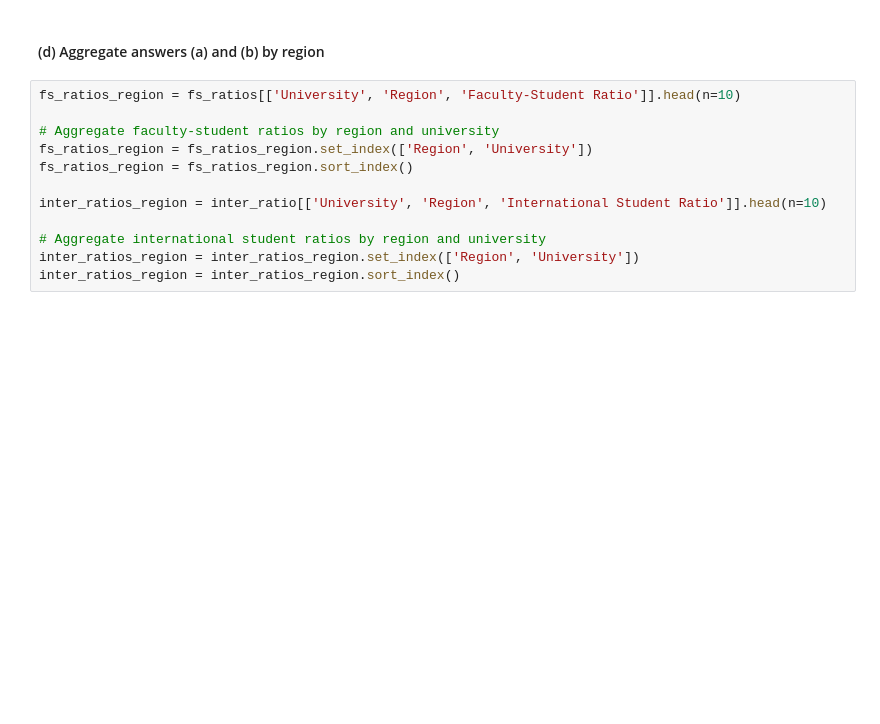
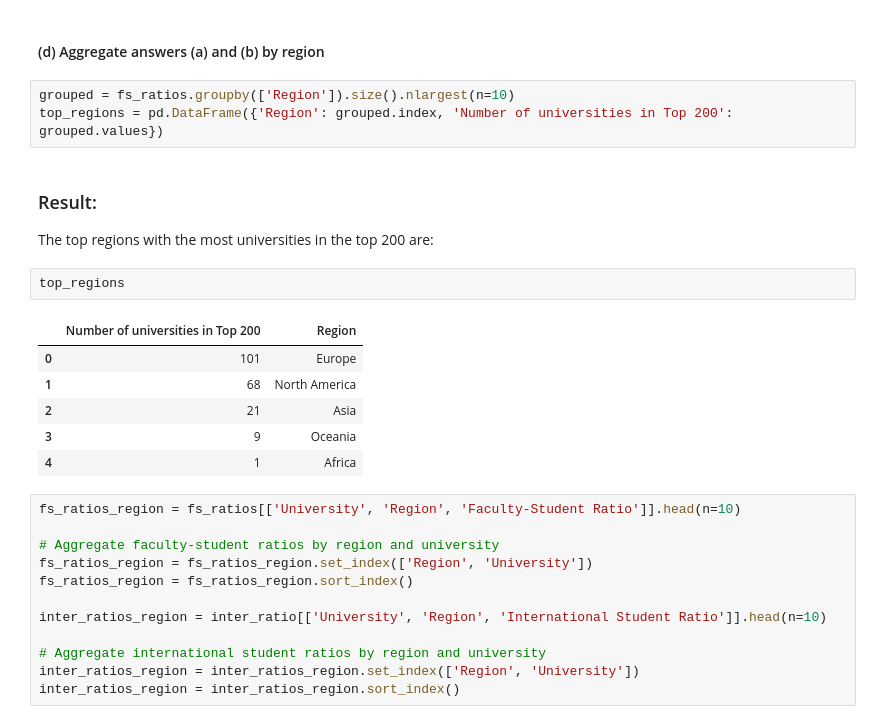
Before and after one commit to GauravPasari/ADA_Group_Tota_Pasari_Prelot, a Jupyter notebook: Homework2.ipynb, the cells around one changed output. Saved outputs shown, nothing was run; the diff lists cells and outputs as text; blank space fills up the shorter version.

```diff
--- a/Homework2.ipynb
+++ b/Homework2.ipynb
@@ -257,6 +278,22 @@ inter_ratios_country
 | United States | Carnegie Mellon University | 0.478062 |
 # %% [markdown]
 #### (d) Aggregate answers (a) and (b) by region
+# %%
+grouped = fs_ratios.groupby(['Region']).size().nlargest(n=10)
+top_regions = pd.DataFrame({'Region': grouped.index, 'Number of universities in Top 200': grouped.values})
+# %% [markdown]
+### Result:
+
+The top regions with the most universities in the top 200 are:
+# %%
+top_regions
+# %% [output]
+|  | Number of universities in Top 200 | Region |
+| 0 | 101 | Europe |
+| 1 | 68 | North America |
+| 2 | 21 | Asia |
+| 3 | 9 | Oceania |
+| 4 | 1 | Africa |
 # %%
 fs_ratios_region = fs_ratios[['University', 'Region', 'Faculty-Student Ratio']].head(n=10)
 
```
Also changed, not shown: parts of 11 cells of this notebook.
